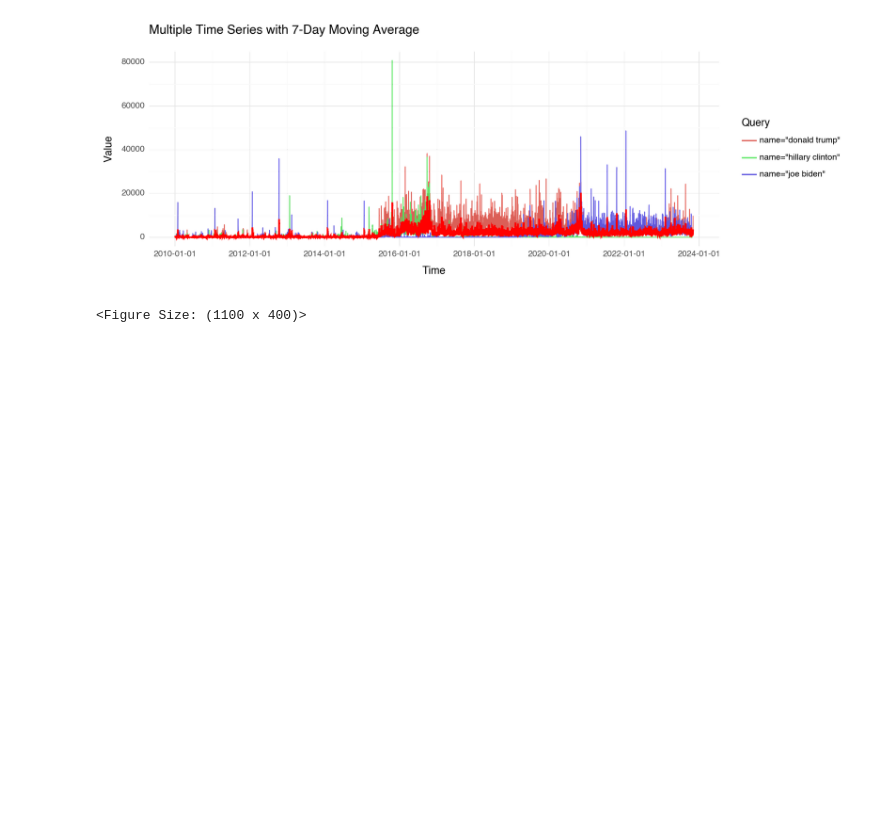
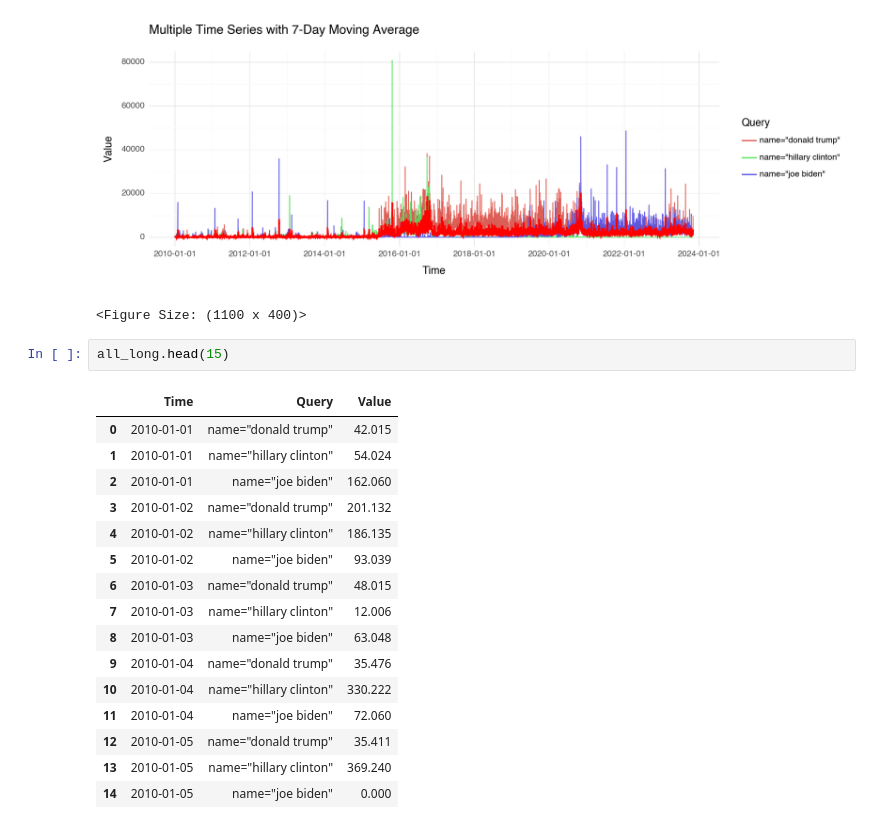
Before and after one commit to mjdanbury/TrumpCoverageCJR2023, a Jupyter notebook: Wrangling.ipynb, the cells around one changed output. Cells and saved outputs as stored; diff of their text form; blank space fills up the shorter version.

```diff
--- a/Wrangling.ipynb
+++ b/Wrangling.ipynb
@@ -98,3 +98,22 @@ It doesn't seem like the plotnine port of ggplot has the `geom_ma(n=7)` function
 # %% [output]
 [figure]
 <Figure Size: (1100 x 400)>
+# %%
+all_long.head(15)
+# %% [output]
+|  | Time | Query | Value |
+| 0 | 2010-01-01 | name="donald trump" | 42.015 |
+| 1 | 2010-01-01 | name="hillary clinton" | 54.024 |
+| 2 | 2010-01-01 | name="joe biden" | 162.060 |
+| 3 | 2010-01-02 | name="donald trump" | 201.132 |
+| 4 | 2010-01-02 | name="hillary clinton" | 186.135 |
+| 5 | 2010-01-02 | name="joe biden" | 93.039 |
+| 6 | 2010-01-03 | name="donald trump" | 48.015 |
+| 7 | 2010-01-03 | name="hillary clinton" | 12.006 |
+| 8 | 2010-01-03 | name="joe biden" | 63.048 |
+| 9 | 2010-01-04 | name="donald trump" | 35.476 |
+| 10 | 2010-01-04 | name="hillary clinton" | 330.222 |
+| 11 | 2010-01-04 | name="joe biden" | 72.060 |
+| 12 | 2010-01-05 | name="donald trump" | 35.411 |
+| 13 | 2010-01-05 | name="hillary clinton" | 369.240 |
+| 14 | 2010-01-05 | name="joe biden" | 0.000 |
```
Also changed, not shown: parts of 2 cells of this notebook.
